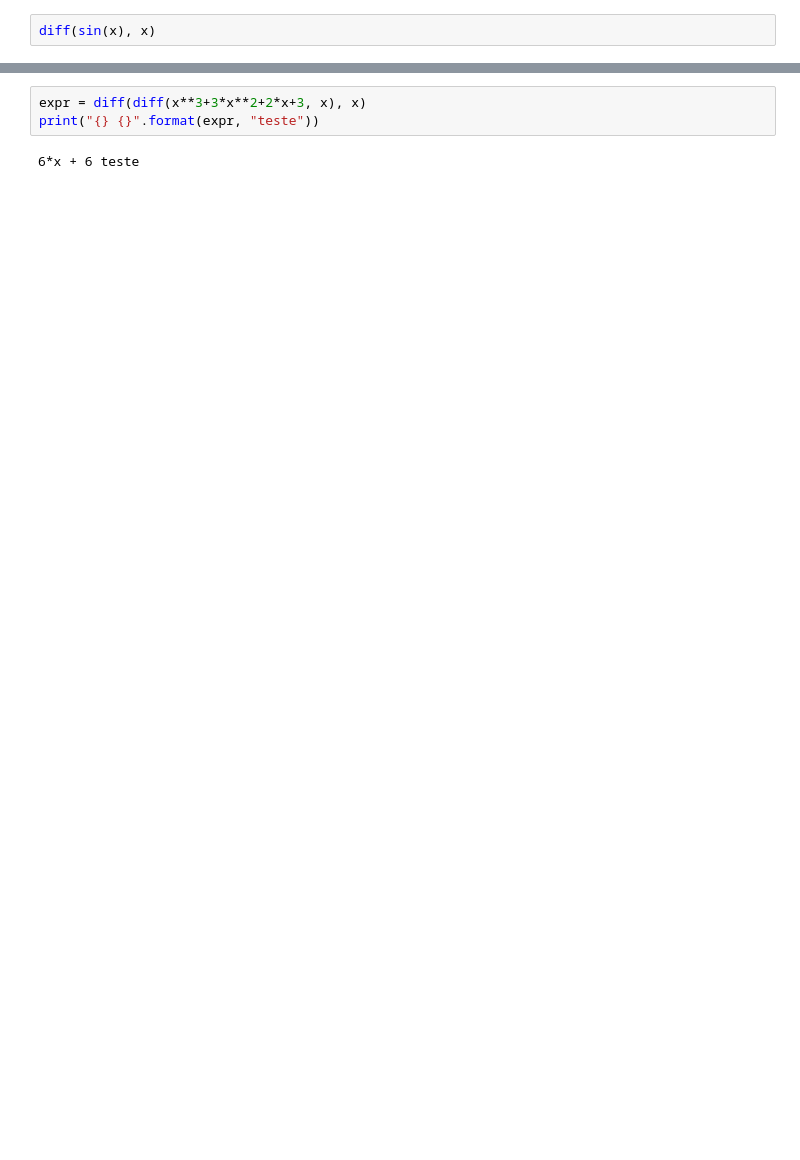
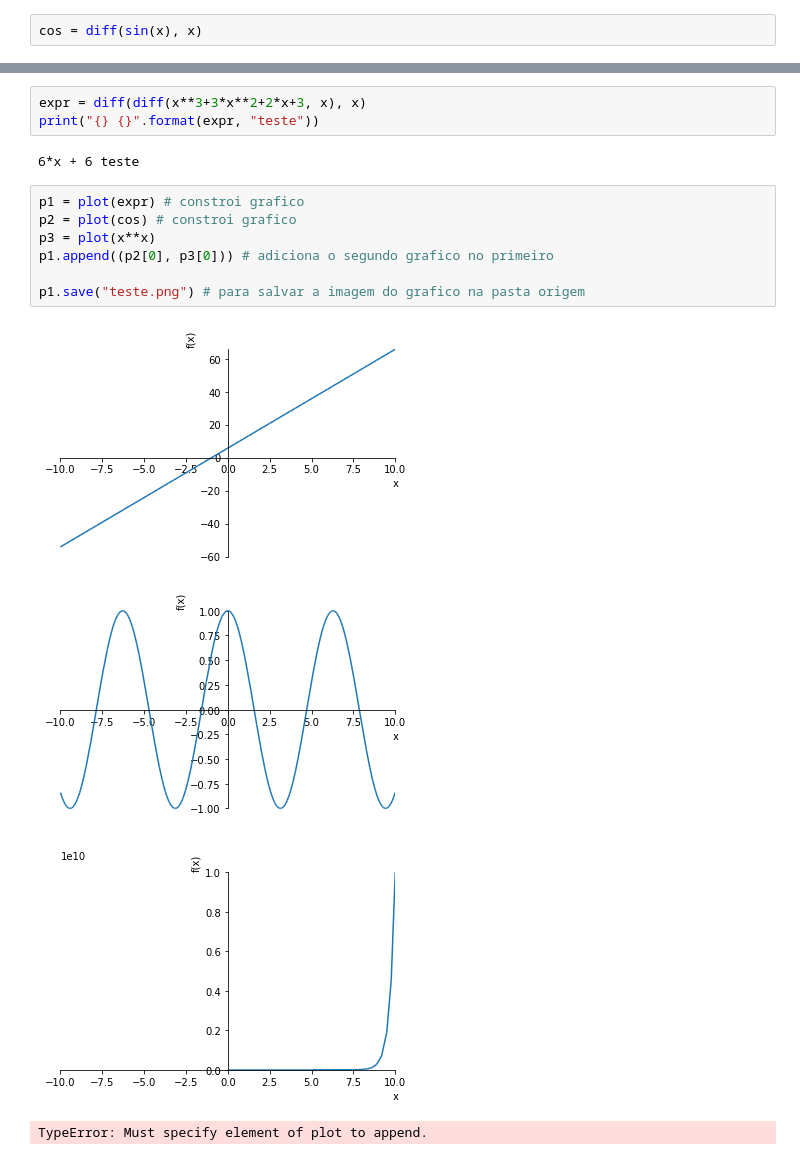
Before and after one commit to mephessivolc/derivadas, a Jupyter notebook: derivada.ipynb, the cells around one changed output, grey strips where cells are left out. Cells and saved outputs as stored; diff of their text form; blank space fills up the shorter version.

Commit message:
Update derivada including plot

```diff
--- a/derivada.ipynb
+++ b/derivada.ipynb
@@ -5,4 +7,4 @@ x,y,z = symbols('x,y,z')
 # %%
 init_printing(use_unicode=True)
 # %%
-diff(sin(x), x)
+cos = diff(sin(x), x)
@@ -17,3 +17,15 @@ expr = diff(diff(x**3+3*x**2+2*x+3, x), x)
 print("{} {}".format(expr, "teste"))
 # %% [output]
 6*x + 6 teste
+# %%
+p1 = plot(expr) # constroi grafico
+p2 = plot(cos) # constroi grafico
+p3 = plot(x**x)
+p1.append((p2[0], p3[0])) # adiciona o segundo grafico no primeiro
+
+p1.save("teste.png") # para salvar a imagem do grafico na pasta origem
+# %% [output]
+[figure, added]
+[figure, added]
+[figure, added]
+TypeError: Must specify element of plot to append.
```
Also changed, not shown: parts of 3 cells of this notebook.
